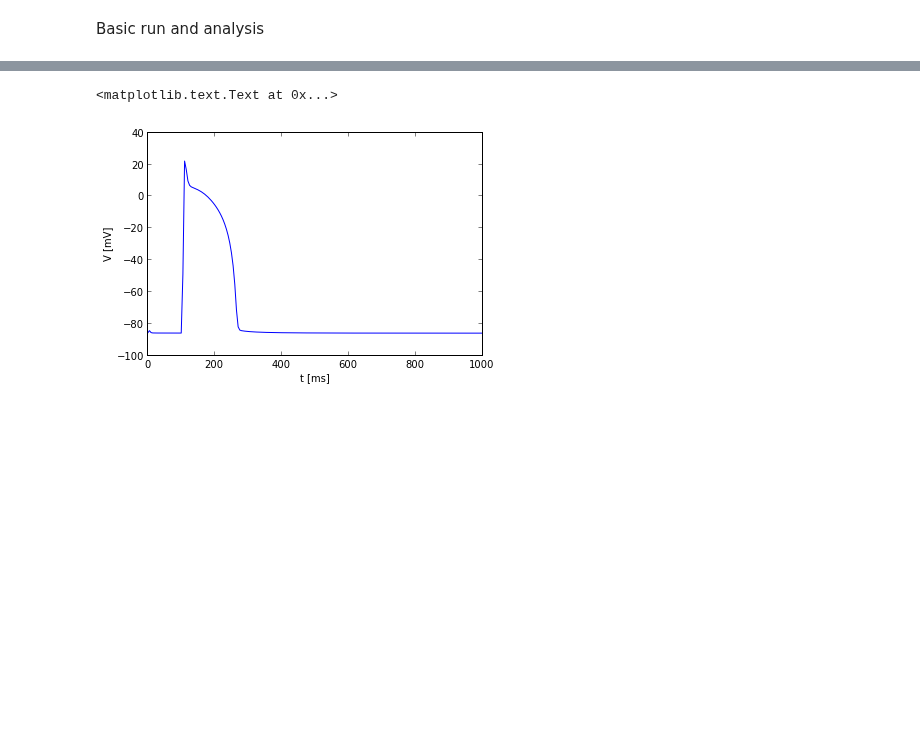
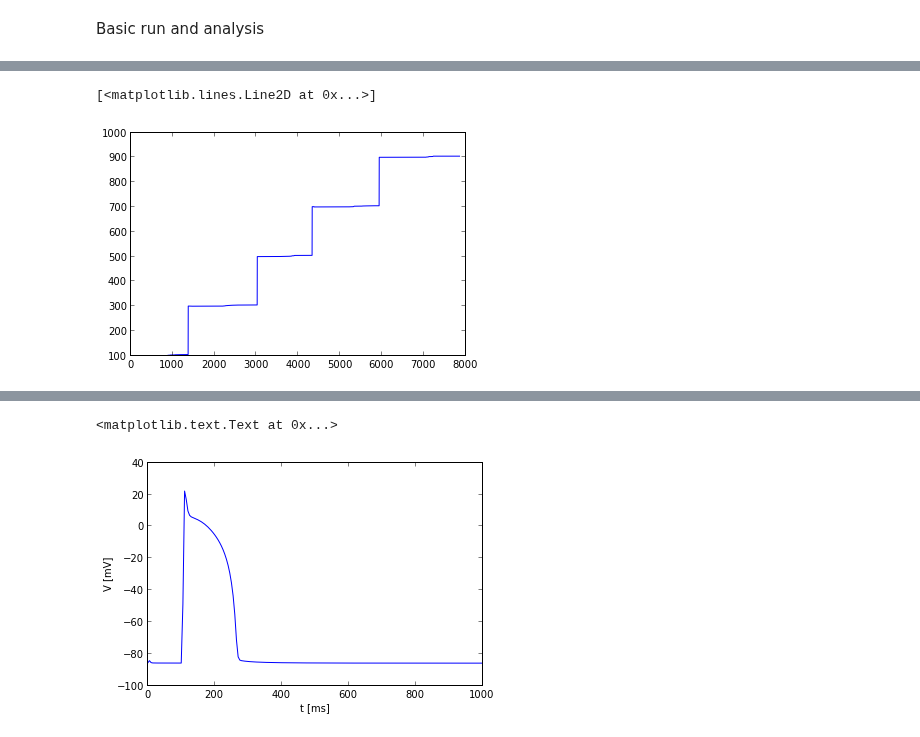
Before and after one commit to huskeypm/wholecell, a Jupyter notebook: wholecell.ipynb, the cells around one changed output, grey strips where cells are left out. Drawn from its saved outputs; the diff is of its cells as text; code cells hidden in the pictures; blank space fills up the shorter version.

```diff
--- a/wholecell.ipynb
+++ b/wholecell.ipynb
@@ -11 +24,6 @@ from scipy.integrate import odeintstates = odeint(cycle.rhs,s,tsteps,(p,))
+# %%
+times = np.array(model.times)i_Stims = np.array(model.i_Stims)i=np.where(i_Stims<-8)plot(times[i])
+# %% [output]
+[<matplotlib.lines.Line2D at 0x...>]
+[figure, added]
 # %%
```
Also changed, not shown: parts of 8 cells of this notebook, 1 other file.
